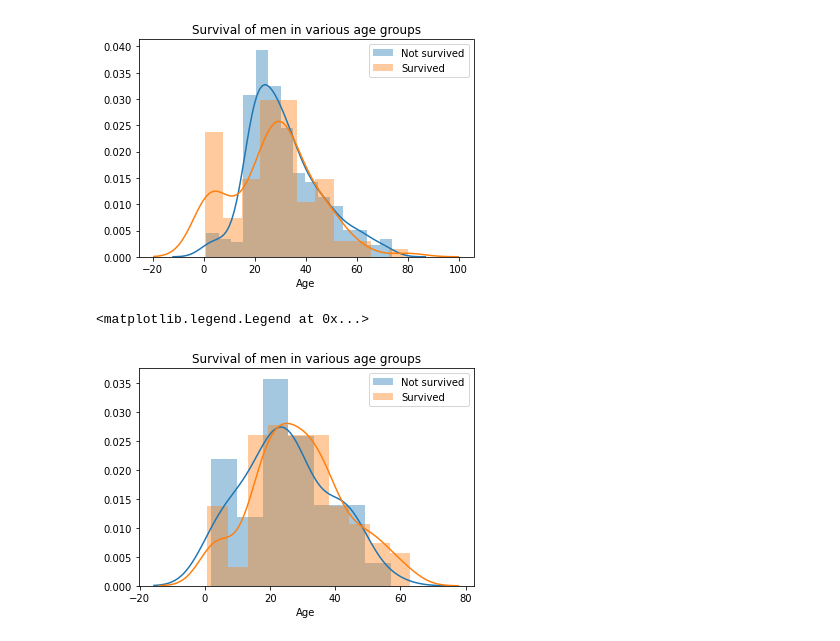
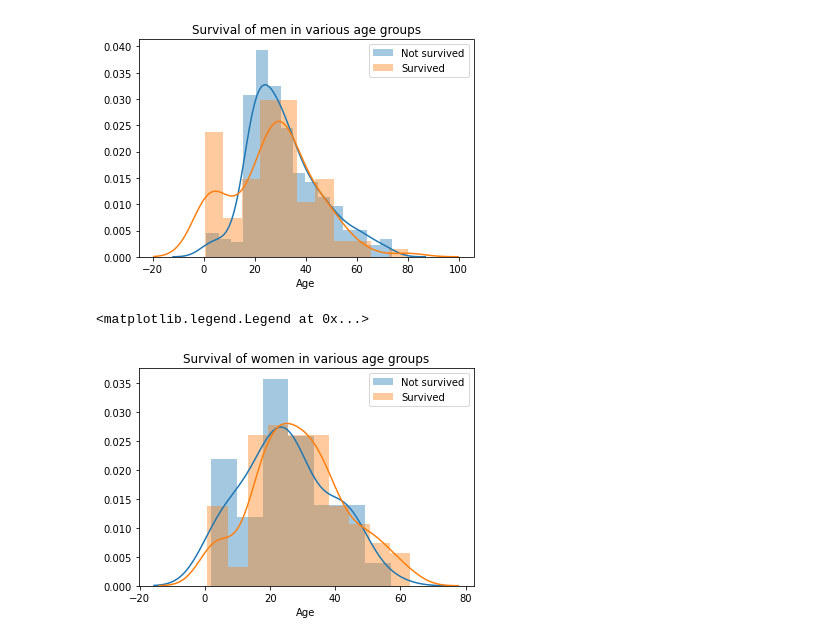
Before and after one commit to Jaiganesh-MK/Kaggle-ML, a Jupyter notebook: Untitled-1.ipynb, the cells around one changed output. Drawn from its saved outputs; the diff is of its cells as text; code cells hidden in the pictures.

```diff
--- a/Untitled-1.ipynb
+++ b/Untitled-1.ipynb
@@ -97,9 +97,9 @@ men.legend()
 # %%
 female=train[train['Sex']=='female']
 wamen=sns.distplot(female['Age'].dropna()[female['Survived']==0],label='Not survived')
 wamen=sns.distplot(female['Age'].dropna()[female['Survived']==1],label='Survived')
-wamen.set_title('Survival of men in various age groups')
+wamen.set_title('Survival of women in various age groups')
 wamen.legend()
 # %% [output]
 <matplotlib.legend.Legend at 0x...>
-[figure, old version]
+[figure, new version]
```
Also changed, not shown: parts of 3 cells of this notebook.
